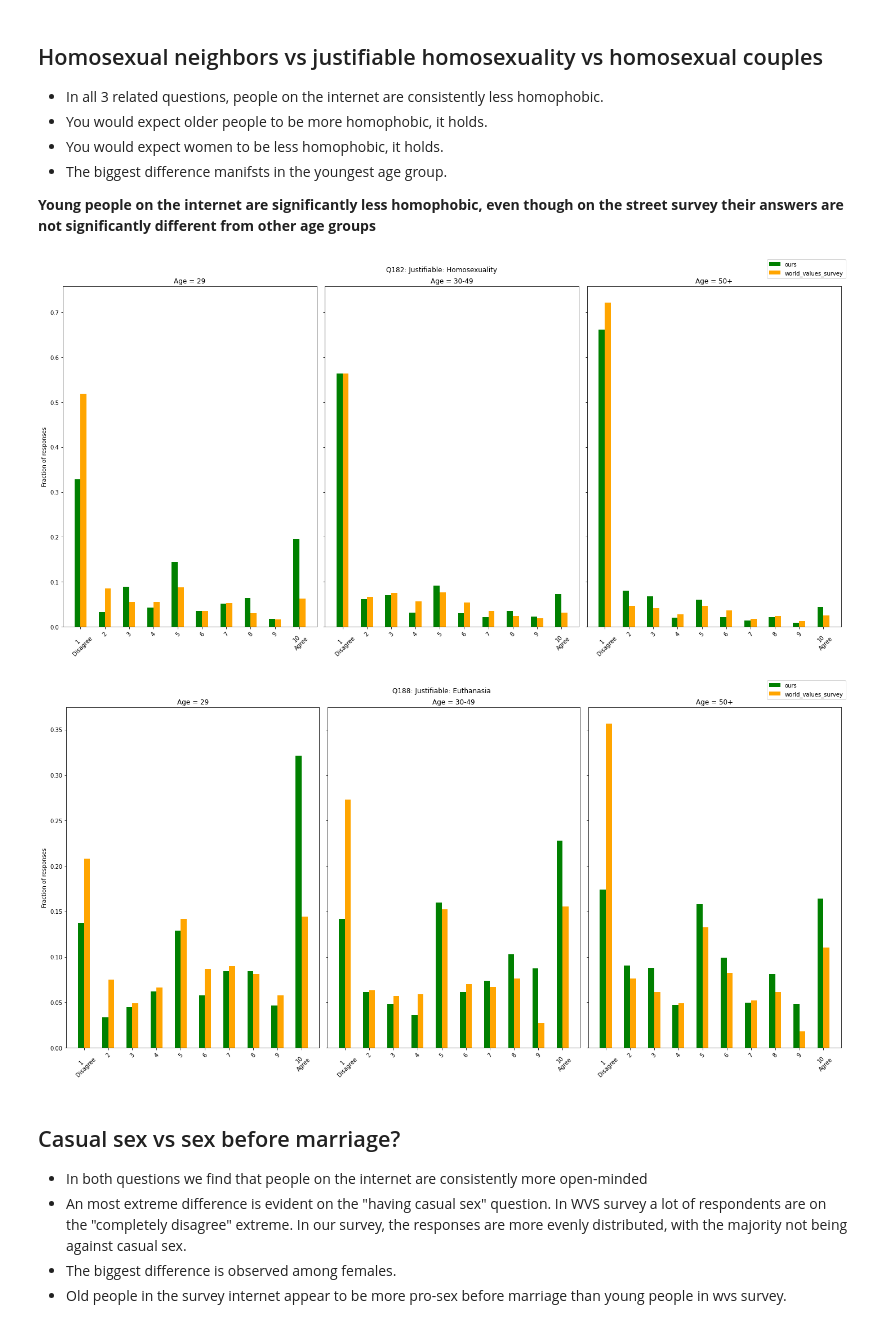
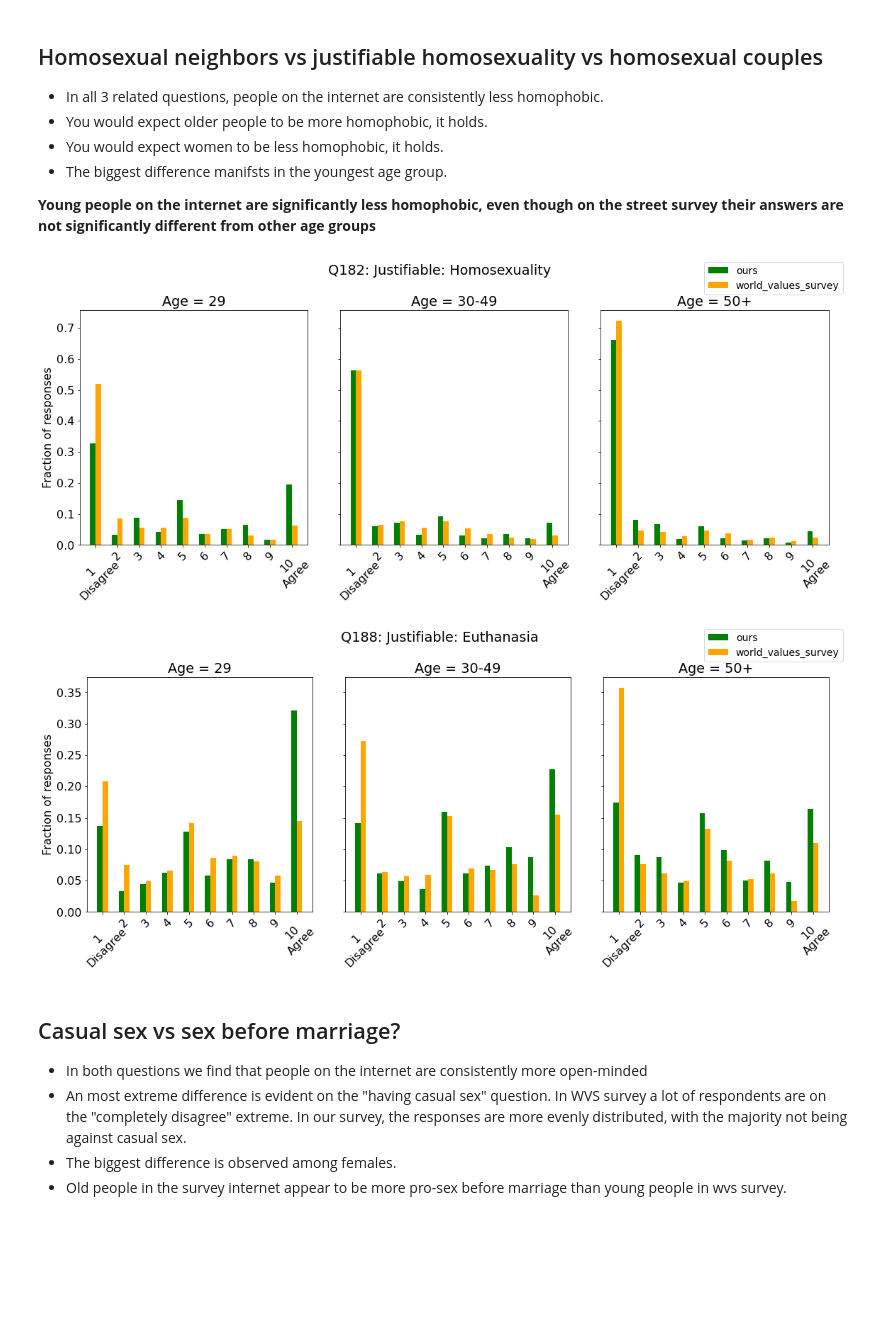
Before and after one commit to btseytlin/toloka_sociology, a Jupyter notebook: notebooks/paper_figures_and_tables.ipynb, the cells around one changed output. Cells and saved outputs as stored; diff of their text form; code cells hidden in the pictures; blank space fills up the shorter version.

Commit message:
Update figures

```diff
--- a/notebooks/paper_figures_and_tables.ipynb
+++ b/notebooks/paper_figures_and_tables.ipynb
@@ -9,6 +10,9 @@ import matplotlib.pyplot as plt
 import statistics
 from math import sqrt
 from scipy.stats import bootstrap
+# %%
+plt.rcParams['font.size'] = 16
+plt.rcParams['legend.fontsize'] = 14
 # %% [markdown]
 # Load data
 # %%
@@ -470,21 +492,21 @@ Q36: Homosexual couples are as good parents as other couples &          < 1e-10
 
 **Young people on the internet are significantly less homophobic, even though on the street survey their answers are not significantly different from other age groups**
 # %%
-# def bar_plot(ax, df, col, title, xticks_map, width=0.25):
-#     tdf = df[~df[col].isin([-1, -2])]
-#     vcounts = tdf[col].value_counts(normalize=True).sort_index()
-#     ticks = vcounts.index
-#     xtick_labels = [xticks_map.get(t, round(t)) for t in ticks]
-#     r = np.arange(len(ticks))
-#     for j, source in enumerate(['ours', 'world_values_survey']):
-#         source_df = tdf[tdf.source==source]
-#         source_df = source_df[~source_df[col].isin([-1, -2])]
-#         vcounts = source_df[col].value_counts(normalize=True)
-#         vals = [(vcounts[t] if t in vcounts.index else 0) for t in ticks]
-#         ax.bar(r + width*j, vals, width=width, label=source, color=assign_color(source))
-#         ax.set_xticks(r + width/2, labels=xtick_labels, rotation=45)
-#     ax.set_title(title)
-#     ax.set(xlabel=None)
+def bar_plot(ax, df, col, title, xticks_map, width=0.25):
+    tdf = df[~df[col].isin([-1, -2])]
+    vcounts = tdf[col].value_counts(normalize=True).sort_index()
+    ticks = vcounts.index
+    xtick_labels = [xticks_map.get(t, round(t)) for t in ticks]
+    r = np.arange(len(ticks))
+    for j, source in enumerate(['ours', 'world_values_survey']):
+        source_df = tdf[tdf.source==source]
+        source_df = source_df[~source_df[col].isin([-1, -2])]
+        vcounts = source_df[col].value_counts(normalize=True)
+        vals = [(vcounts[t] if t in vcounts.index else 0) for t in ticks]
+        ax.bar(r + width*j, vals, width=width, label=source, color=assign_color(source))
+        ax.set_xticks(r + width/2, labels=xtick_labels, rotation=45)
+    ax.set_title(title)
+    ax.set(xlabel=None)
 
 
 # fig, axs = plt.subplots(1, 3, figsize=(20, 10), sharey='all')
@@ -528,7 +550,7 @@ def plot_category_split(df, col, xticks_map, category='source_age', category_nam
         cat_values = df[category].unique()
 
 
-    fig, axs = plt.subplots(1, len(cat_values), figsize=(20, 10), sharey='all')
+    fig, axs = plt.subplots(1, len(cat_values), figsize=(16, 7), sharey='all')
     for i, category_elem in enumerate(cat_values):
         category_df = df[df[category]==category_elem]
         bar_plot(axs[i], category_df,
@@ -550,34 +572,34 @@ def plot_category_split(df, col, xticks_map, category='source_age', category_nam
 #             axs[i].set_xticks(r + width/2, labels=xtick_labels, rotation=45)
 #         axs[i].set_title(f'{category_name} = {category_elem}')
 #         axs[i].set(xlabel=xlabel)
 
 
     axs[0].set(ylabel="Fraction of responses")
     handles, labels = axs[0].get_legend_handles_labels()
     handles = handles[:2]
     labels = labels[:2]
     fig.legend(handles, labels)
     plt.suptitle(col)
     return fig
 
 xticks_map = {
     -1: 'Not sure',
     1: '1\nDisagree',
     10: '10\nAgree',
 }
 
 fig = plot_category_split(df_clean,
                           col='Q182: Justifiable: Homosexuality',
                           category='source_age',
                           category_name='Age',
                           xticks_map=xticks_map,
                           xlabel='Agreement',
                          )
 plt.tight_layout()
 plt.savefig('homosexuality_age_split.pdf', format='pdf', bbox_inches='tight')
 fig.show()
 # %% [output]
-[figure, old version]
+[figure, new version]
 # %%
 # plot_cats_by_category_normalized(df, 'Q188: Justifiable: Euthanasia', 'source_age')
 
@@ -602,7 +624,7 @@ fig.show()
 # print('1 - disagree, 10 - agree')
 # plot_cats_by_category_normalized(df,  'Q189: Justifiable: For a man to beat his wife', 'source_sex')
 # %% [output]
-[figure, old version]
+[figure, new version]
 # %% [markdown]
 ## Casual sex vs sex before marriage?
 
```
Also changed, not shown: parts of 15 cells of this notebook, 4 other files.
